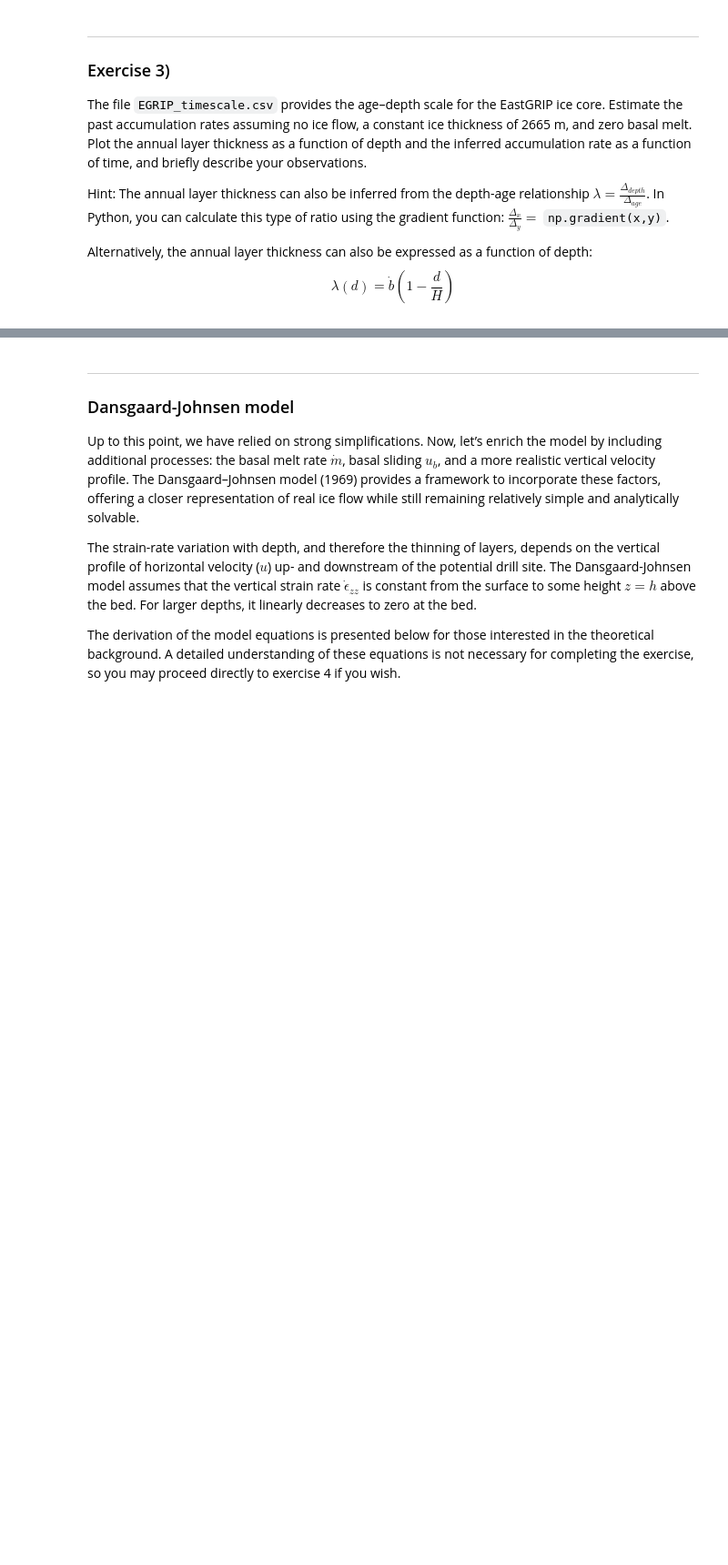
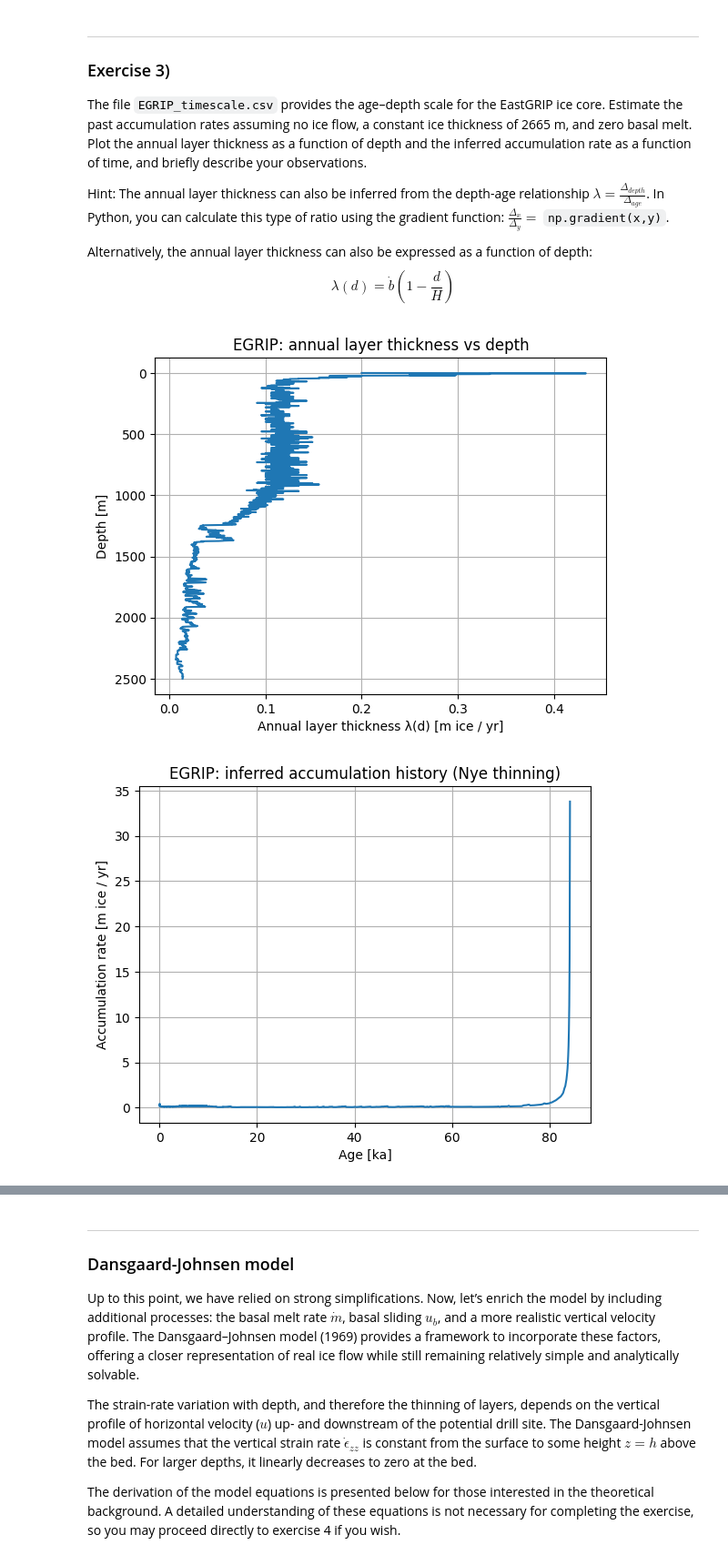
Before and after one commit to haozheng2599/2025_Intro_Python, a Jupyter notebook: ice-stratigraphy_exercise.ipynb, the cells around one changed output, grey strips where cells are left out. Shown at 91% size. Cells and saved outputs as stored; diff of their text form; code cells hidden in the pictures; folded sections open; blank space fills up the shorter version.

```diff
--- a/ice-stratigraphy_exercise.ipynb
+++ b/ice-stratigraphy_exercise.ipynb
@@ -200,23 +231,52 @@ $$\lambda(d) = \dot{b} (1-\frac{d}{H})$$
 # %%
 # --- solution exercise 3 ---
 import pandas as pd
 import numpy as np
 import matplotlib.pyplot as plt
 
 # --- Load the data ---
 df = pd.read_csv("EGRIP_timescale.csv")  # columns: 'depth', 'age'
 depth = df['depth'].values  # in meters
 age = df['age'].values      # in years
 
-H =                         # ice thickness in m
+H =  depth.max()                        # ice thickness in m
 
 # --- annual layer thickness: ---
 
+layer_thickness = np.gradient(depth, age)
+
 # --- plot annual layer thickness vs depth ---
+
+plt.figure()
+plt.plot(layer_thickness, depth)
+plt.gca().invert_yaxis()
+plt.xlabel("Annual layer thickness λ(d) [m ice / yr]")
+plt.ylabel("Depth [m]")
+plt.title("EGRIP: annual layer thickness vs depth")
+plt.grid(True)
+plt.show()
 
 # --- calculate past accumulation rate ---
 
+thinning = 1.0 - depth / H
+valid = thinning > 0
+
+accumulation = np.empty_like(layer_thickness)
+accumulation[:] = np.nan
+accumulation[valid] = layer_thickness[valid] / thinning[valid]
+
 # --- Plot accumulation rate vs age ---
+
+plt.figure()
+plt.plot(age[valid] / 1000.0, accumulation[valid])
+plt.xlabel("Age [ka]")
+plt.ylabel("Accumulation rate [m ice / yr]")
+plt.title("EGRIP: inferred accumulation history (Nye thinning)")
+plt.grid(True)
+plt.show()
+# %% [output]
+[figure, added]
+[figure, added]
 # %% [markdown]
 ### *Solution Exercise 3)*
 
```
Also changed, not shown: parts of 8 cells of this notebook.
